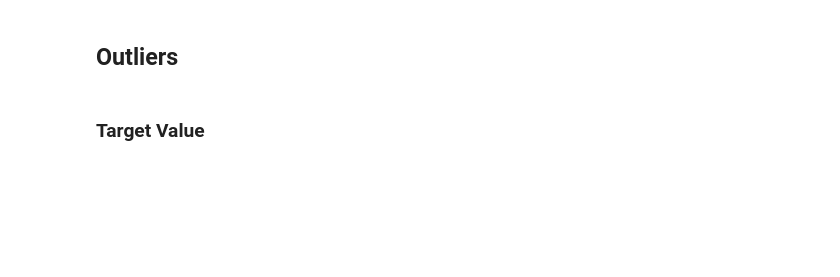
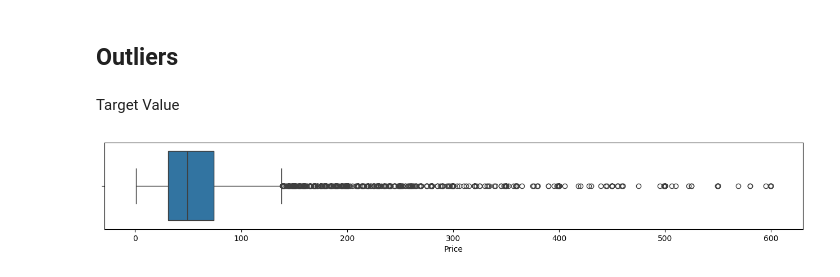
Before and after one commit to hajyhia/School, a Jupyter notebook: Airbnb_Berlin_Price_Predict_EDA.ipynb, the cells around one changed output. Cells and saved outputs as stored; diff of their text form; code cells hidden in the pictures; blank space fills up the shorter version.

```diff
--- a/Airbnb_Berlin_Price_Predict_EDA.ipynb
+++ b/Airbnb_Berlin_Price_Predict_EDA.ipynb
@@ -355,4 +581,10 @@ plt.show()
 # %% [markdown]
 ## Outliers
-# %% [markdown]
-### Target Value
+# %% [markdown]
+Target Value
+# %%
+plt.figure(figsize=(16, 2))
+sns.boxplot(df['Price'], orient='h')
+plt.show()
+# %% [output]
+[figure, added]
```
Also changed, not shown: parts of 47 cells of this notebook.
